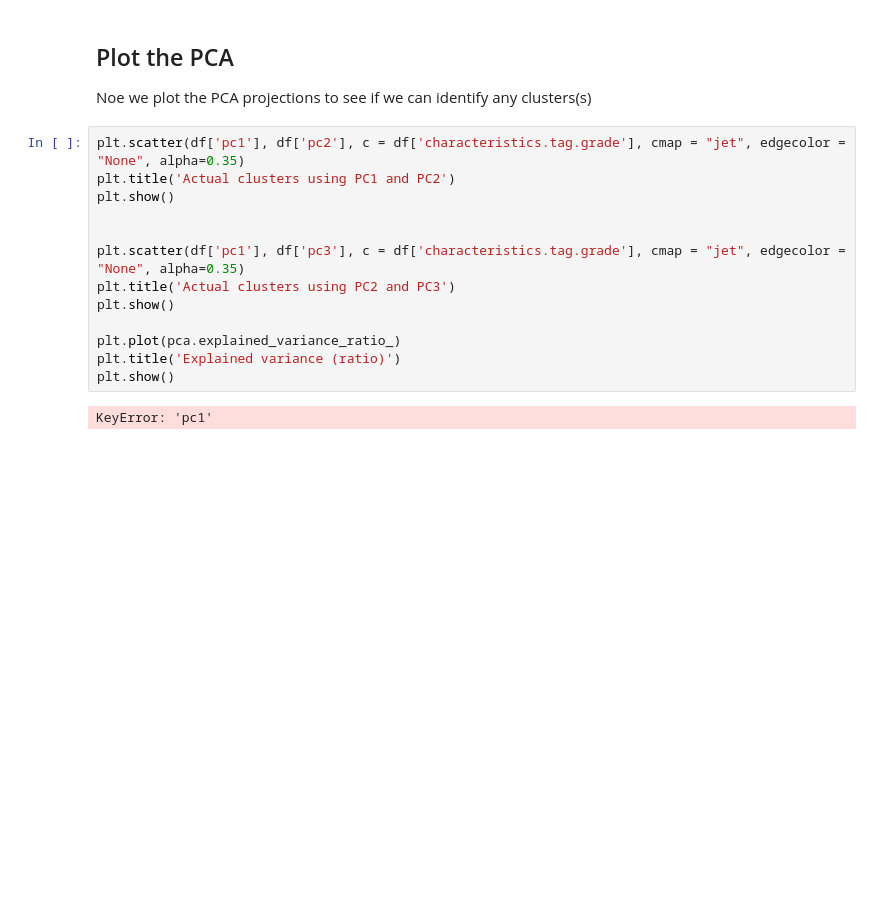
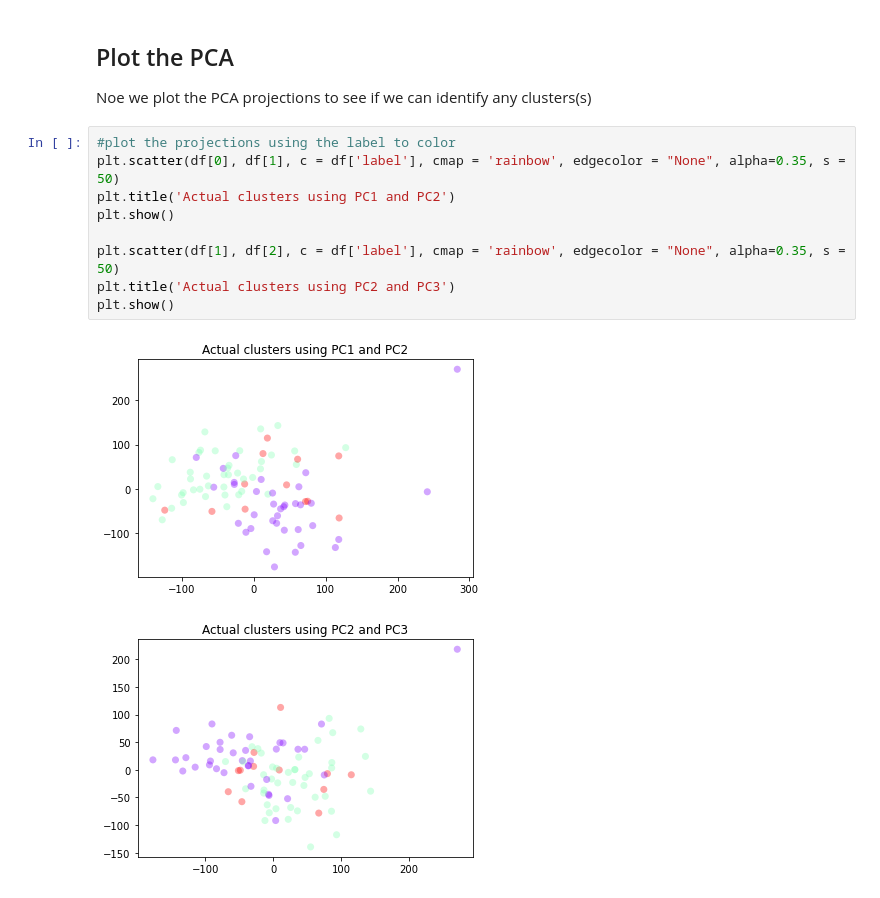
Before and after one commit to Anisah-bb/Unsupervised-Learning, a Jupyter notebook: Lung_cancer.ipynb, the cells around one changed output. Saved outputs shown, nothing was run; the diff lists cells and outputs as text; blank space fills up the shorter version.

```diff
--- a/Lung_cancer.ipynb
+++ b/Lung_cancer.ipynb
@@ -596,17 +632,14 @@ df.head()
 ## Plot the PCA
 Noe we plot the PCA projections to see if we can identify any clusters(s)
 # %%
-plt.scatter(df['pc1'], df['pc2'], c = df['characteristics.tag.grade'], cmap = "jet", edgecolor = "None", alpha=0.35)
+#plot the projections using the label to color
+plt.scatter(df[0], df[1], c = df['label'], cmap = 'rainbow', edgecolor = "None", alpha=0.35, s = 50)
 plt.title('Actual clusters using PC1 and PC2')
 plt.show()
 
-
-plt.scatter(df['pc1'], df['pc3'], c = df['characteristics.tag.grade'], cmap = "jet", edgecolor = "None", alpha=0.35)
+plt.scatter(df[1], df[2], c = df['label'], cmap = 'rainbow', edgecolor = "None", alpha=0.35, s = 50)
 plt.title('Actual clusters using PC2 and PC3')
 plt.show()
-
-plt.plot(pca.explained_variance_ratio_)
-plt.title('Explained variance (ratio)')
-plt.show()
 # %% [output]
-KeyError: 'pc1'
+[figure, added]
+[figure, added]
```
Also changed, not shown: parts of 64 cells of this notebook.
